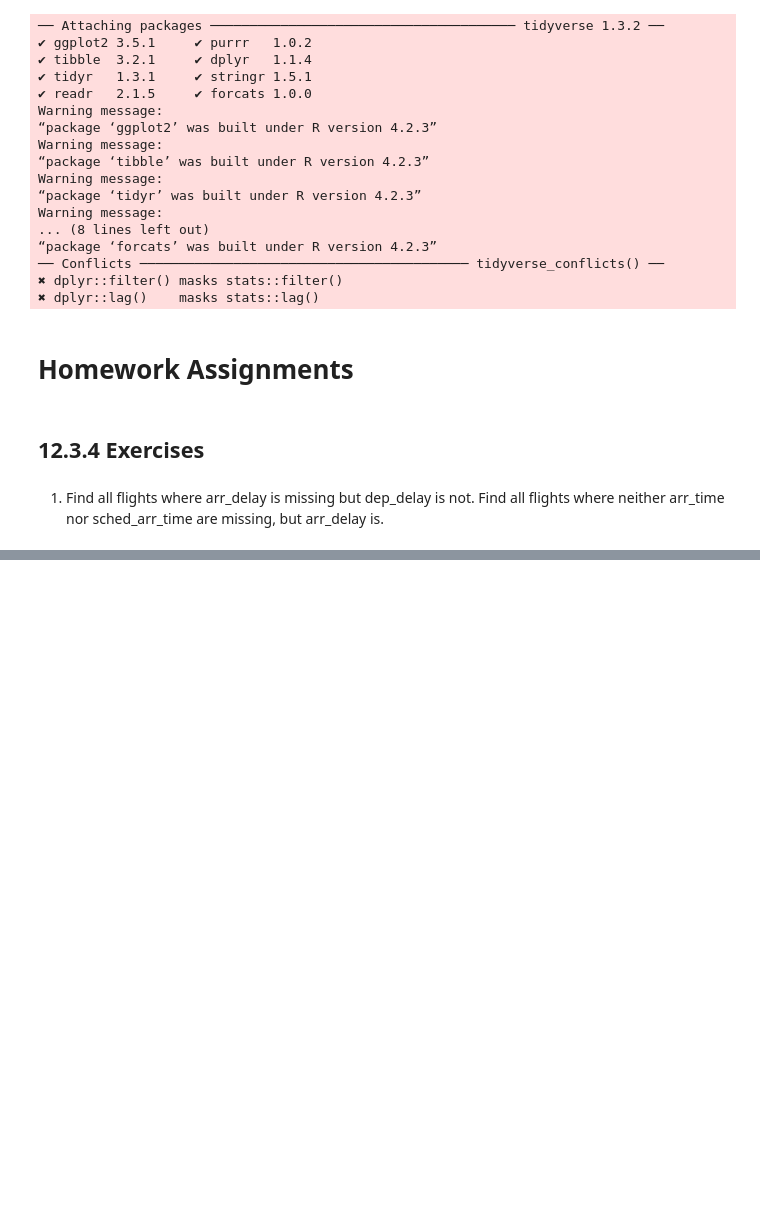
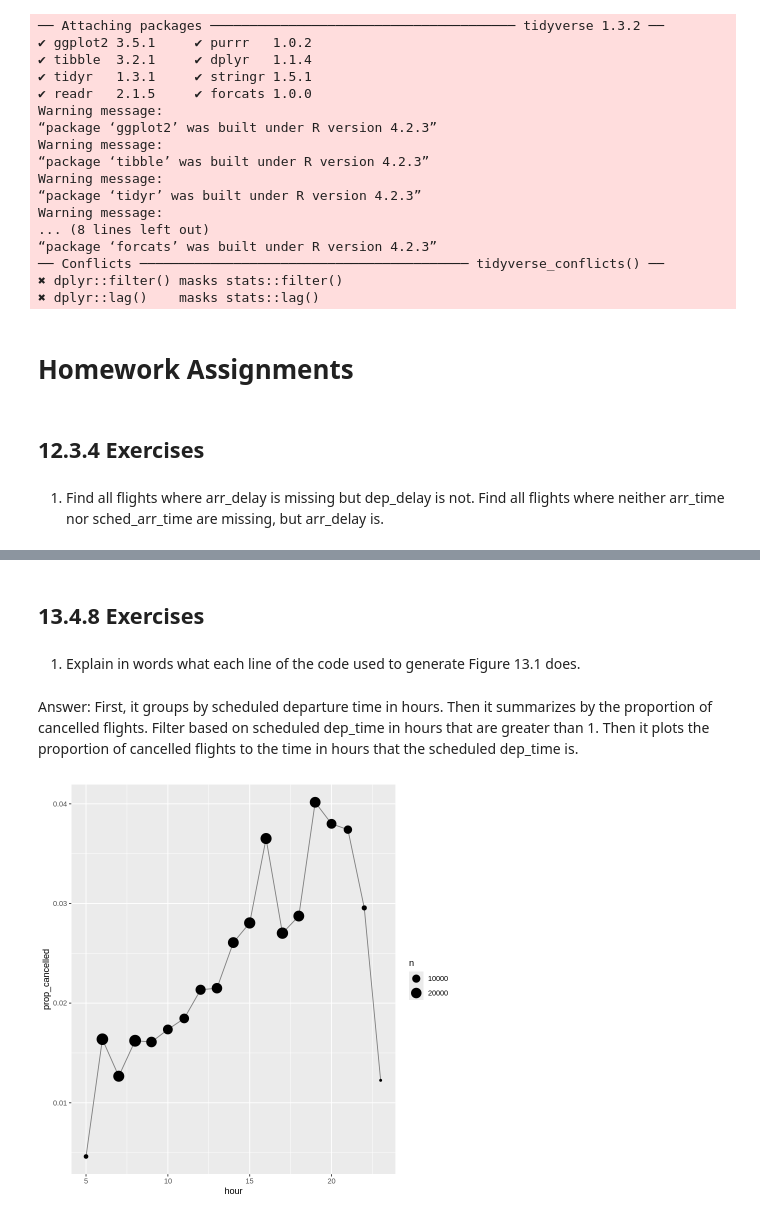
Before and after one commit to swill04/R4DS_exercises, a Jupyter notebook: week6_hw.ipynb, the cells around one changed output, grey strips where cells are left out. Saved outputs shown, nothing was run; the diff lists cells and outputs as text; code cells hidden in the pictures; blank space fills up the shorter version.

```diff
--- a/week6_hw.ipynb
+++ b/week6_hw.ipynb
@@ -29,0 +281,16 @@ Warning message:
+# %% [markdown]
+## 13.4.8 Exercises
+# %% [markdown]
+1. Explain in words what each line of the code used to generate Figure 13.1 does.
+# %% [markdown]
+Answer: First, it groups by scheduled departure time in hours. Then it summarizes by the proportion of cancelled flights. Filter based on scheduled dep_time in hours that are greater than 1. Then it plots the proportion of cancelled flights to the time in hours that the scheduled dep_time is.
+# %%
+flights |>
+  group_by(hour = sched_dep_time %/% 100) |>
+  summarize(prop_cancelled = mean(is.na(dep_time)), n = n()) |>
+  filter(hour > 1) |>
+  ggplot(aes(x = hour, y = prop_cancelled)) +
+  geom_line(color = "grey50") +
+  geom_point(aes(size = n))
+# %% [output]
+[figure, added]
```
Also changed, not shown: parts of 65 cells of this notebook.
